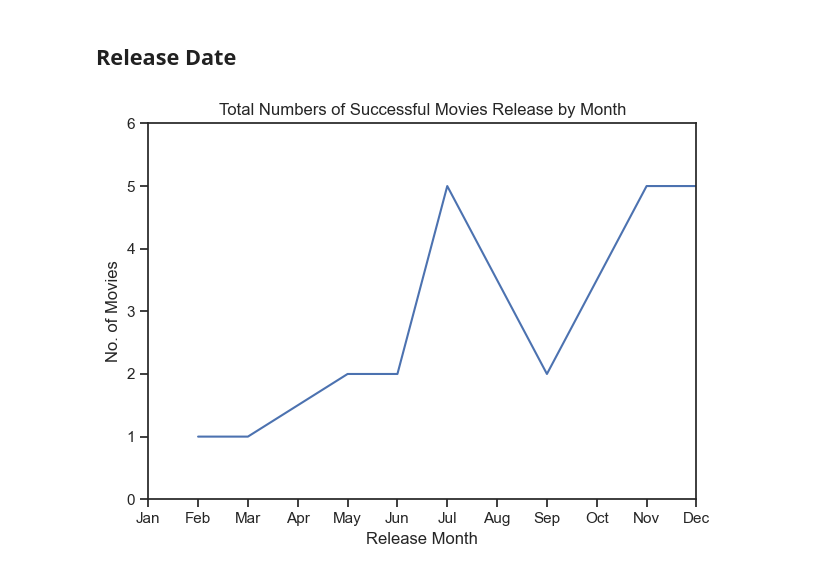
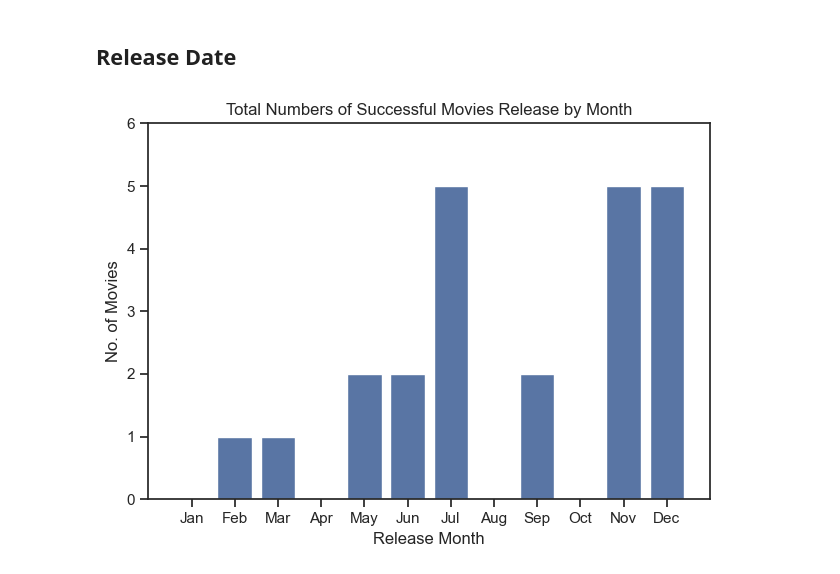
Before and after one commit to Jamil1016/Python_Project_Movie_Analysis, a Jupyter notebook: 1_Analysis/7_Succesful_Movies_Characterestics.ipynb, the cells around one changed output. Drawn from its saved outputs; the diff is of its cells as text; code cells hidden in the pictures.

```diff
--- a/1_Analysis/7_Succesful_Movies_Characterestics.ipynb
+++ b/1_Analysis/7_Succesful_Movies_Characterestics.ipynb
@@ -5,7 +5,7 @@ import matplotlib.pyplot as plt
 import seaborn as sns
 import ast
 
-movies_df = pd.read_csv(r'C:\Users\Administrator\Desktop\Studies\Python\Python_Project_Movie_Analysis\Python_Project_Movie_Analysis\0_Dataset\movies_metadata.csv', low_memory= False)
+movies_df = pd.read_csv(r'C:\Users\Admin\Desktop\Github Projects\data\raw\movies_metadata.csv', low_memory= False)
 
 movies_df['release_date'] = pd.to_datetime(movies_df['release_date'],errors='coerce') # Convert data type of release_date to datetime.
 movies_df['budget'] = pd.to_numeric(movies_df['budget'], errors='coerce') # Convert data type of budget to numeric.
@@ -170,27 +170,27 @@ plt.show()
 # %% [markdown]
 ## Release Date
 # %%
-successful_movies['release_month'] = successful_movies['release_date'].dt.month
+successful_movies.loc[:,'release_month'] = successful_movies['release_date'].dt.month
 movies_df['release_month_number'] = movies_df['release_date'].dt.month
 movies_df['release_month_name'] = movies_df['release_date'].dt.strftime('%b')
 # %%
 month_bucket = movies_df[['release_month_name','release_month_number']].drop_duplicates().dropna().sort_values('release_month_number')
 
 successful_month_count = successful_movies['release_month'].value_counts().reset_index()
 succesful_movies_month = month_bucket.merge(successful_month_count, how= 'left', left_on= 'release_month_number', right_on= 'release_month').drop('release_month',axis= 1)
 
-sns.lineplot(
+sns.barplot(
     data= succesful_movies_month
     ,x= 'release_month_name'
     ,y= 'count'
 )
 ax = plt.gca()
-ax.set_xlim(0,11)
+ax.set_xlim(-1,12)
 ax.set_ylim(0,6)
 ax.set_ylabel('No. of Movies')
 ax.set_xlabel('Release Month')
 ax.set_title('Total Numbers of Successful Movies Release by Month')
 plt.tight_layout()
 plt.show()
 # %% [output]
-[figure, old version]
+[figure, new version]
```
Also changed, not shown: 14 other files.
